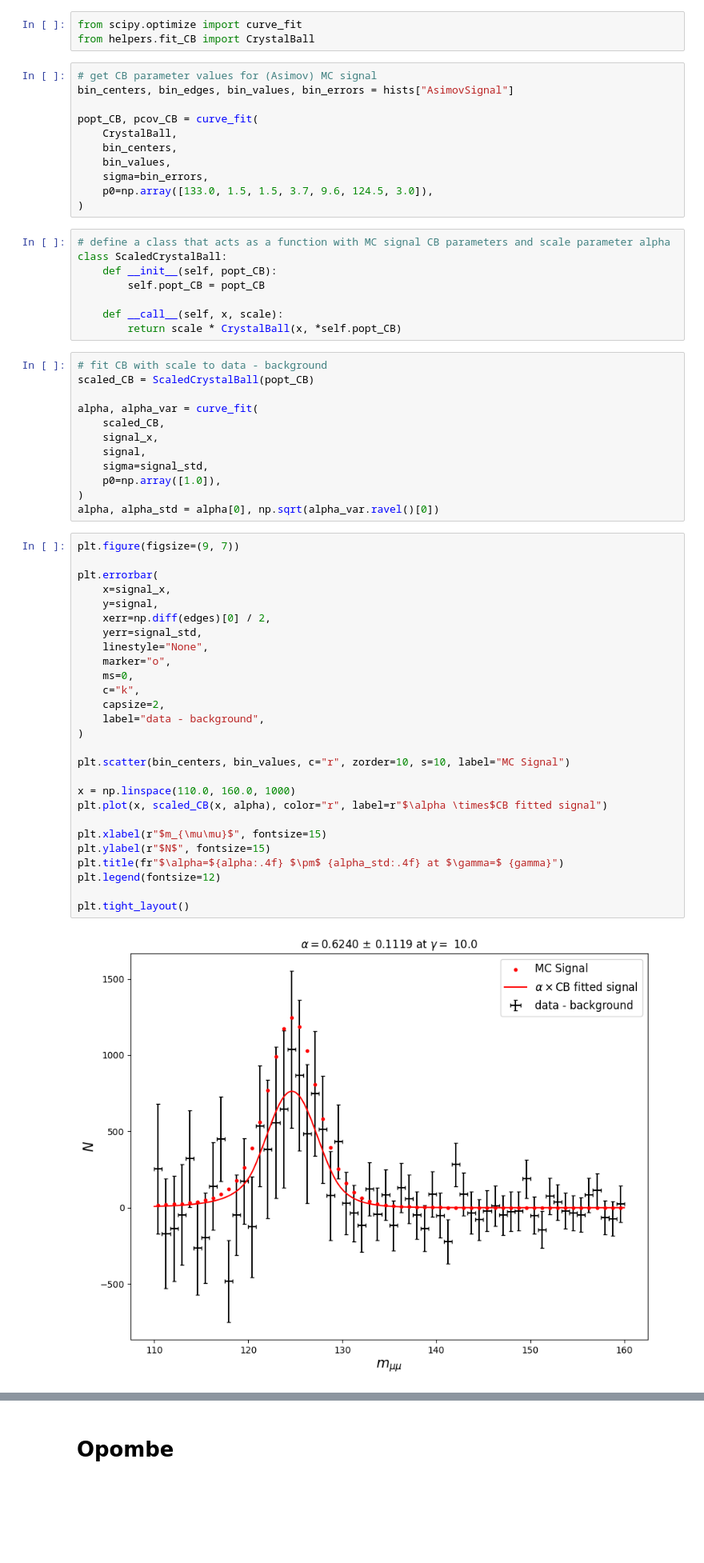
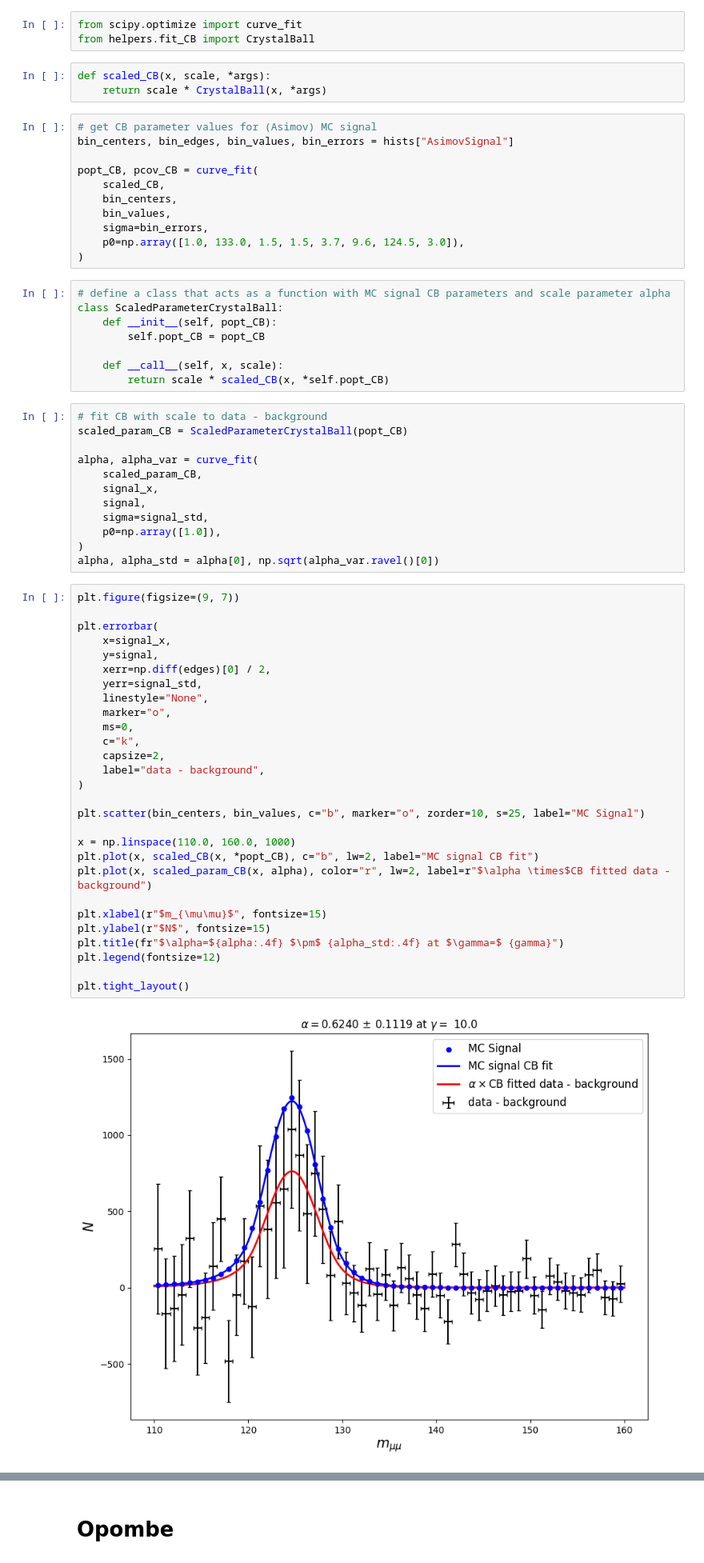
Before and after one commit to j-gavran/PSUF_Hmumu, a Jupyter notebook: vaje/vaje2.ipynb, the cells around one changed output, grey strips where cells are left out. Shown at 80% size. Saved outputs shown, nothing was run; the diff lists cells and outputs as text; blank space fills up the shorter version.

Commit message:
add scale to CB

```diff
--- a/vaje/vaje2.ipynb
+++ b/vaje/vaje2.ipynb
@@ -878,31 +878,34 @@ plt.tight_layout()
 # %%
 from scipy.optimize import curve_fit
 from helpers.fit_CB import CrystalBall
+# %%
+def scaled_CB(x, scale, *args):
+    return scale * CrystalBall(x, *args)
 # %%
 # get CB parameter values for (Asimov) MC signal
 bin_centers, bin_edges, bin_values, bin_errors = hists["AsimovSignal"]
 
 popt_CB, pcov_CB = curve_fit(
-    CrystalBall,
+    scaled_CB,
     bin_centers,
     bin_values,
     sigma=bin_errors,
-    p0=np.array([133.0, 1.5, 1.5, 3.7, 9.6, 124.5, 3.0]),
+    p0=np.array([1.0, 133.0, 1.5, 1.5, 3.7, 9.6, 124.5, 3.0]),
 )
 # %%
 # define a class that acts as a function with MC signal CB parameters and scale parameter alpha
-class ScaledCrystalBall:
+class ScaledParameterCrystalBall:
     def __init__(self, popt_CB):
         self.popt_CB = popt_CB
 
     def __call__(self, x, scale):
-        return scale * CrystalBall(x, *self.popt_CB)
+        return scale * scaled_CB(x, *self.popt_CB)
 # %%
 # fit CB with scale to data - background
-scaled_CB = ScaledCrystalBall(popt_CB)
+scaled_param_CB = ScaledParameterCrystalBall(popt_CB)
 
 alpha, alpha_var = curve_fit(
-    scaled_CB,
+    scaled_param_CB,
     signal_x,
     signal,
     sigma=signal_std,
@@ -912,32 +915,33 @@ alpha, alpha_std = alpha[0], np.sqrt(alpha_var.ravel()[0])
 # %%
 plt.figure(figsize=(9, 7))
 
 plt.errorbar(
     x=signal_x,
     y=signal,
     xerr=np.diff(edges)[0] / 2,
     yerr=signal_std,
     linestyle="None",
     marker="o",
     ms=0,
     c="k",
     capsize=2,
     label="data - background",
 )
 
-plt.scatter(bin_centers, bin_values, c="r", zorder=10, s=10, label="MC Signal")
+plt.scatter(bin_centers, bin_values, c="b", marker="o", zorder=10, s=25, label="MC Signal")
 
 x = np.linspace(110.0, 160.0, 1000)
-plt.plot(x, scaled_CB(x, alpha), color="r", label=r"$\alpha \times$CB fitted signal")
+plt.plot(x, scaled_CB(x, *popt_CB), c="b", lw=2, label="MC signal CB fit")
+plt.plot(x, scaled_param_CB(x, alpha), color="r", lw=2, label=r"$\alpha \times$CB fitted data - background")
 
 plt.xlabel(r"$m_{\mu\mu}$", fontsize=15)
 plt.ylabel(r"$N$", fontsize=15)
 plt.title(fr"$\alpha=${alpha:.4f} $\pm$ {alpha_std:.4f} at $\gamma=$ {gamma}")
 plt.legend(fontsize=12)
 
 plt.tight_layout()
 # %% [output]
-[figure, old version]
+[figure, new version]
 # %% [markdown]
 ## Po korakih še enkrat
 
```
Also changed, not shown: parts of 10 cells of this notebook, 1 other file.
